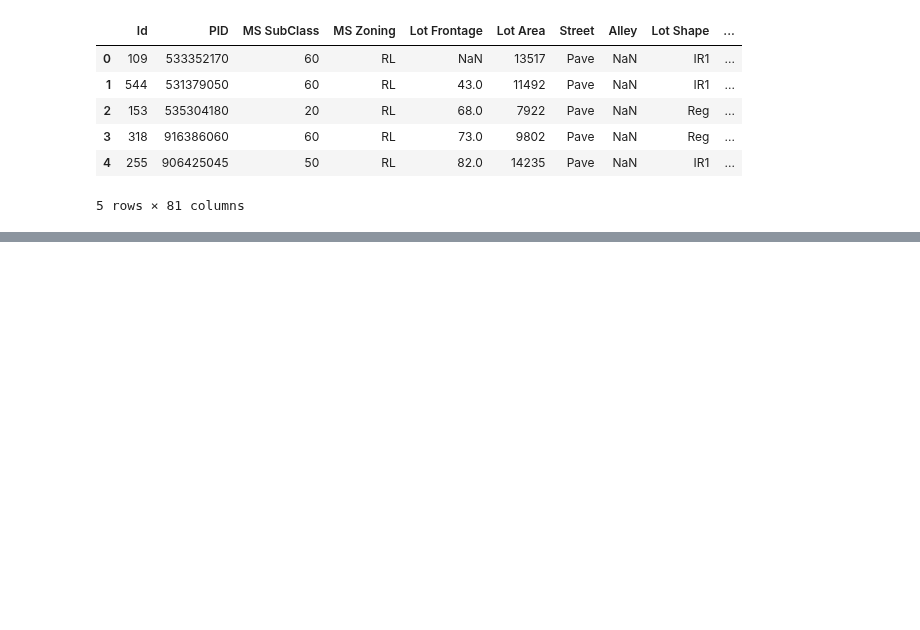
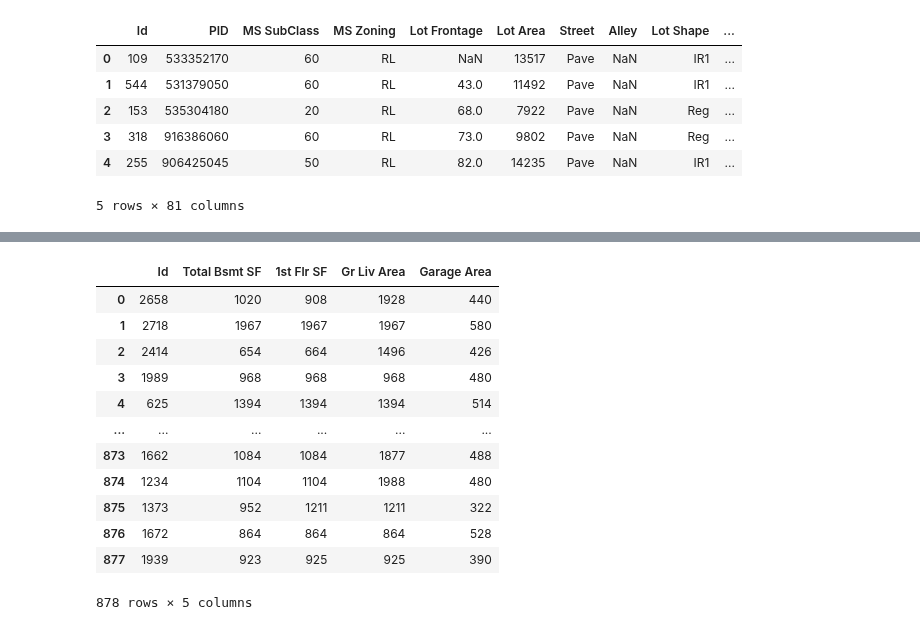
Before and after one commit to amcurley/GA_projects, a Jupyter notebook: Projects/project_2-master/continous_cleaning-Copy1.ipynb, the cells around one changed output, grey strips where cells are left out. Cells and saved outputs as stored; diff of their text form; code cells hidden in the pictures; blank space fills up the shorter version.

```diff
--- a/Projects/project_2-master/continous_cleaning-Copy1.ipynb
+++ b/Projects/project_2-master/continous_cleaning-Copy1.ipynb
@@ -7,5 +7,5 @@ from sklearn.linear_model import LinearRegression
 from sklearn import metrics
 from sklearn.model_selection import train_test_split
 # %%
-train_df = pd.read_csv('/Users/aidancurley/Documents/dsir/Submissions/Projects/project_2-master/datasets/train.csv')
-test_df = pd.read_csv('/Users/aidancurley/Documents/dsir/Submissions/Projects/project_2-master/datasets/test.csv')
+train_df = pd.read_csv('../project_2-master/datasets/train.csv')
+test_df = pd.read_csv('../project_2-master/datasets/test.csv')
@@ -685,0 +98,16 @@ plt.scatter(train_df['Misc Val'], train_df['SalePrice'], alpha=0.5);
+# %%
+over_fifty(train_df, test_df)
+# %% [output]
+|  | Id | Total Bsmt SF | 1st Flr SF | Gr Liv Area | Garage Area |
+| 0 | 2658 | 1020 | 908 | 1928 | 440 |
+| 1 | 2718 | 1967 | 1967 | 1967 | 580 |
+| 2 | 2414 | 654 | 664 | 1496 | 426 |
+| 3 | 1989 | 968 | 968 | 968 | 480 |
+| 4 | 625 | 1394 | 1394 | 1394 | 514 |
+| ... | ... | ... | ... | ... | ... |
+| 873 | 1662 | 1084 | 1084 | 1877 | 488 |
+| 874 | 1234 | 1104 | 1104 | 1988 | 480 |
+| 875 | 1373 | 952 | 1211 | 1211 | 322 |
+| 876 | 1672 | 864 | 864 | 864 | 528 |
+| 877 | 1939 | 923 | 925 | 925 | 390 |
+878 rows × 5 columns
```
Also changed, not shown: parts of 132 cells of this notebook, 33 other files.
